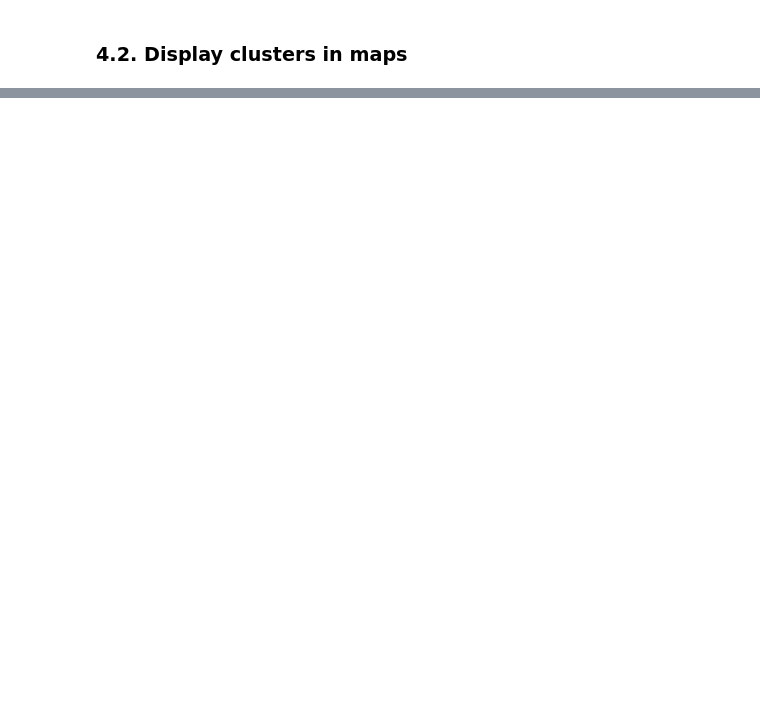
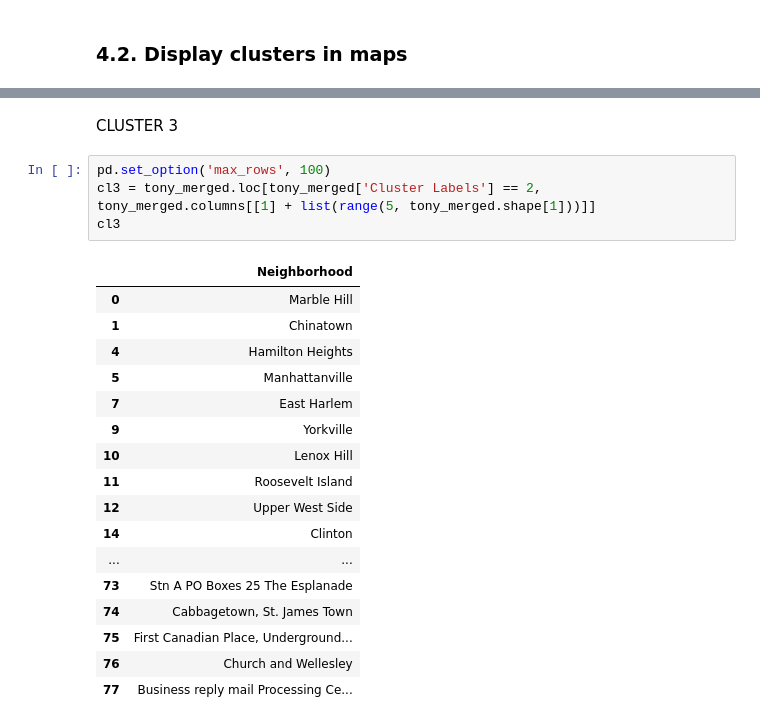
Before and after one commit to Haroldov/Coursera_Capstone, a Jupyter notebook: CAPP.ipynb, the cells around one changed output, grey strips where cells are left out. Cells and saved outputs as stored; diff of their text form; blank space fills up the shorter version.

```diff
--- a/CAPP.ipynb
+++ b/CAPP.ipynb
@@ -515,0 +541,24 @@ map_clusters
+# %% [markdown]
+CLUSTER 3
+# %%
+pd.set_option('max_rows', 100)
+cl3 = tony_merged.loc[tony_merged['Cluster Labels'] == 2, tony_merged.columns[[1] + list(range(5, tony_merged.shape[1]))]]
+cl3
+# %% [output]
+|  | Neighborhood |
+| 0 | Marble Hill |
+| 1 | Chinatown |
+| 4 | Hamilton Heights |
+| 5 | Manhattanville |
+| 7 | East Harlem |
+| 9 | Yorkville |
+| 10 | Lenox Hill |
+| 11 | Roosevelt Island |
+| 12 | Upper West Side |
+| 14 | Clinton |
+| ... | ... |
+| 73 | Stn A PO Boxes 25 The Esplanade |
+| 74 | Cabbagetown, St. James Town |
+| 75 | First Canadian Place, Underground... |
+| 76 | Church and Wellesley |
+| 77 | Business reply mail Processing Ce... |
```
Also changed, not shown: parts of 21 cells of this notebook.
